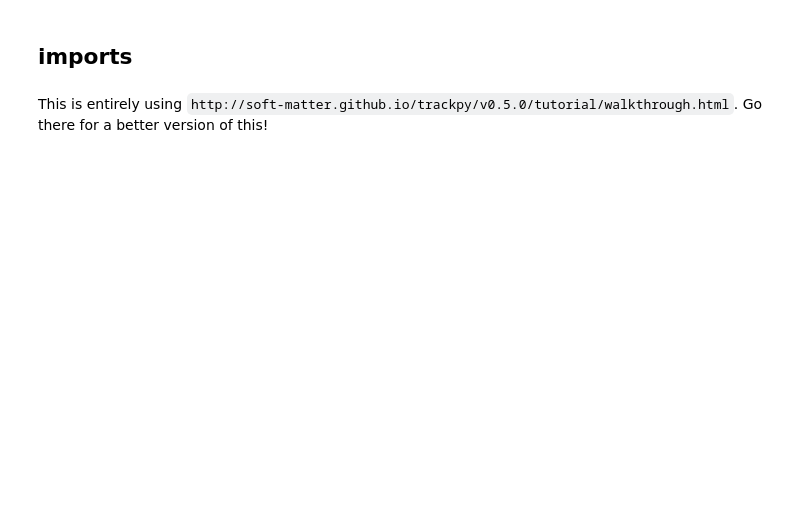
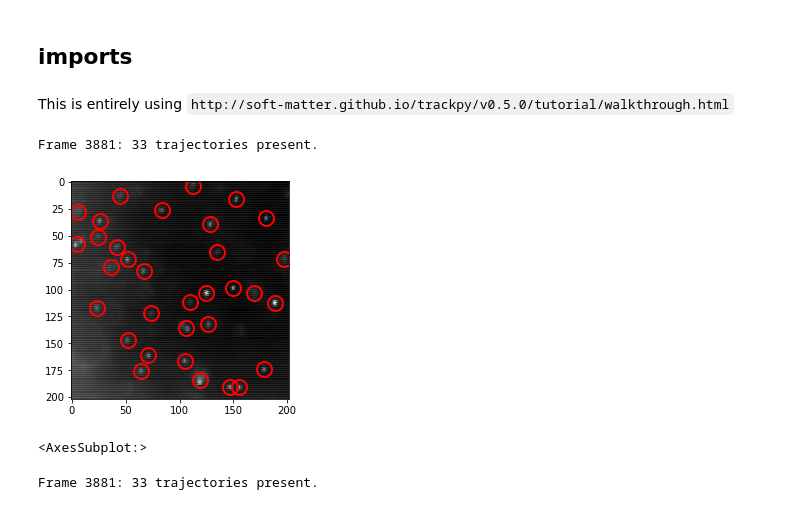
Before and after one commit to luclepot/brownian_motion_analysis, a Jupyter notebook: analysis.ipynb, the cells around one changed output. Cells and saved outputs as stored; diff of their text form; code cells hidden in the pictures; blank space fills up the shorter version.

```diff
--- a/analysis.ipynb
+++ b/analysis.ipynb
@@ -11,4 +11,4 @@ import glob
 
 %matplotlib inline
 # %% [markdown]
-This is entirely using `http://soft-matter.github.io/trackpy/v0.5.0/tutorial/walkthrough.html`. Go there for a better version of this!
+This is entirely using `http://soft-matter.github.io/trackpy/v0.5.0/tutorial/walkthrough.html`
@@ -14,0 +19,11 @@ This is entirely using `http://soft-matter.github.io/trackpy/v0.5.0/tutorial/wal
+# %%
+loc = tp.batch(frames, diameter=11, minmass=100, separation=2)
+# %% [output]
+Frame 3881: 33 trajectories present.
+[figure, added]
+<AxesSubplot:>
+# %%
+link = tp.link(loc, 5, memory=10)
+# tp.annotate(loc[loc.frame == 0], frames[0])
+# %% [output]
+Frame 3881: 33 trajectories present.
```
Also changed, not shown: parts of 6 cells of this notebook, 1 other file.
